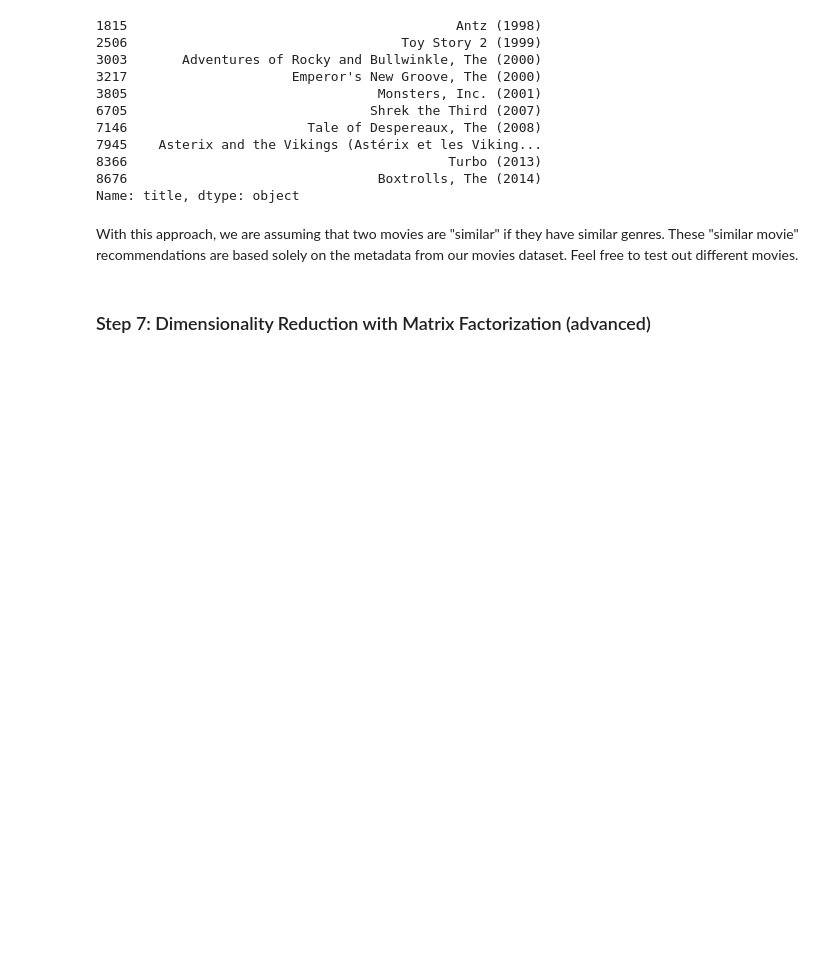
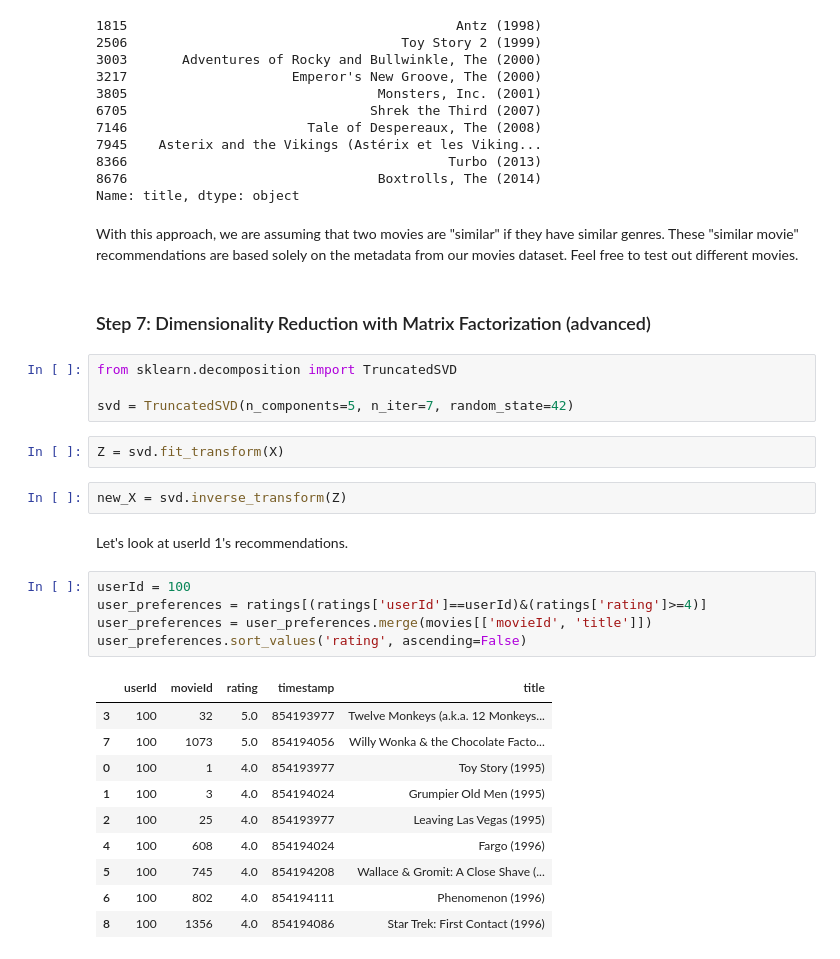
Before and after one commit to topspinj/pydata-workshop, a Jupyter notebook: tutorial.ipynb, the cells around one changed output. Cells and saved outputs as stored; diff of their text form; blank space fills up the shorter version.

```diff
--- a/tutorial.ipynb
+++ b/tutorial.ipynb
@@ -482,3 +484,29 @@ Name: title, dtype: object
 With this approach, we are assuming that two movies are "similar" if they have similar genres. These "similar movie" recommendations are based solely on the metadata from our movies dataset. Feel free to test out different movies.
 # %% [markdown]
 ### Step 7: Dimensionality Reduction with Matrix Factorization (advanced)
+# %%
+from sklearn.decomposition import TruncatedSVD
+
+svd = TruncatedSVD(n_components=5, n_iter=7, random_state=42)
+# %%
+Z = svd.fit_transform(X)
+# %%
+new_X = svd.inverse_transform(Z)
+# %% [markdown]
+Let's look at userId 1's recommendations.
+# %%
+userId = 100
+user_preferences = ratings[(ratings['userId']==userId)&(ratings['rating']>=4)]
+user_preferences = user_preferences.merge(movies[['movieId', 'title']])
+user_preferences.sort_values('rating', ascending=False)
+# %% [output]
+|  | userId | movieId | rating | timestamp | title |
+| 3 | 100 | 32 | 5.0 | 854193977 | Twelve Monkeys (a.k.a. 12 Monkeys... |
+| 7 | 100 | 1073 | 5.0 | 854194056 | Willy Wonka & the Chocolate Facto... |
+| 0 | 100 | 1 | 4.0 | 854193977 | Toy Story (1995) |
+| 1 | 100 | 3 | 4.0 | 854194024 | Grumpier Old Men (1995) |
+| 2 | 100 | 25 | 4.0 | 854193977 | Leaving Las Vegas (1995) |
+| 4 | 100 | 608 | 4.0 | 854194024 | Fargo (1996) |
+| 5 | 100 | 745 | 4.0 | 854194208 | Wallace & Gromit: A Close Shave (... |
+| 6 | 100 | 802 | 4.0 | 854194111 | Phenomenon (1996) |
+| 8 | 100 | 1356 | 4.0 | 854194086 | Star Trek: First Contact (1996) |
```
Also changed, not shown: parts of 2 cells of this notebook, 5 other files.
